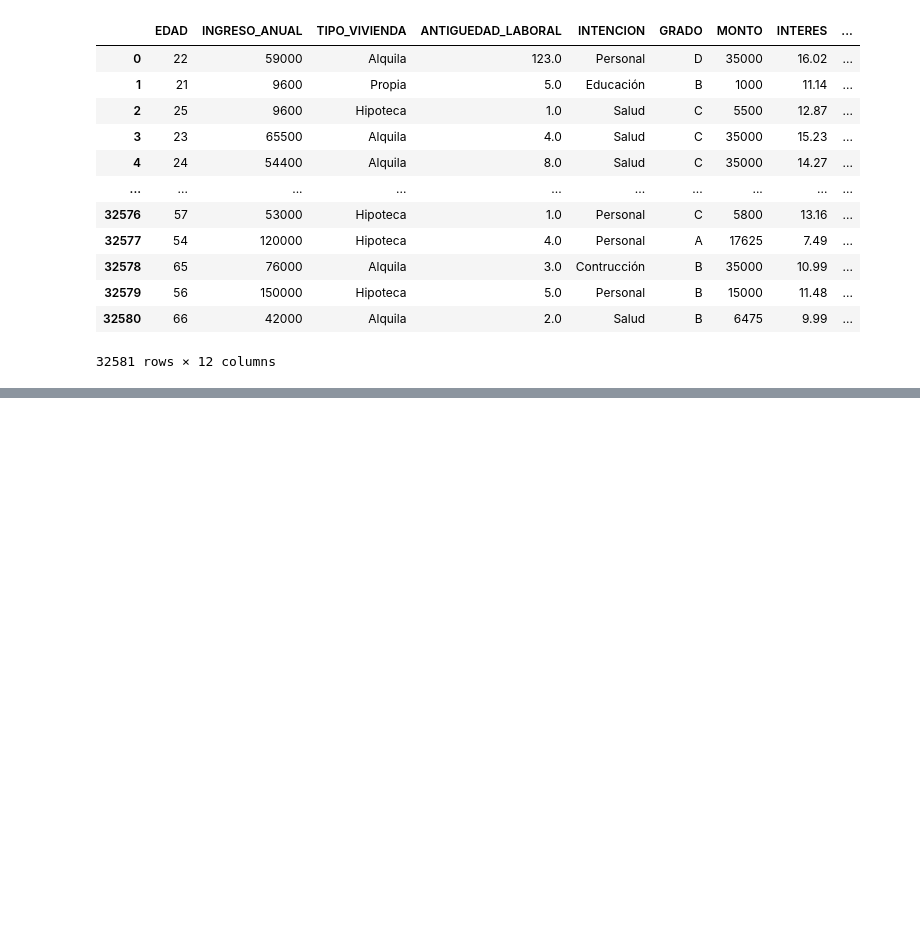
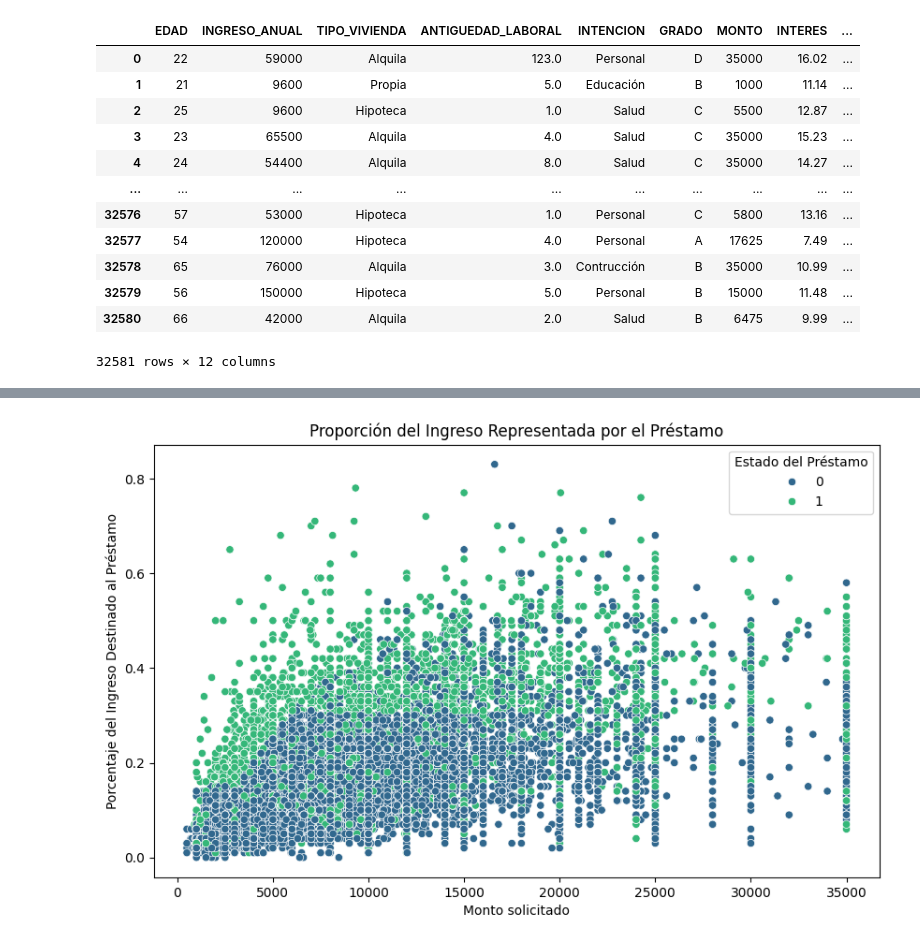
Before and after one commit to melirandazzo/trabajo_ciencia_datos, a Jupyter notebook: ProyectoDS_ParteI_Randazzo.ipynb, the cells around one changed output, grey strips where cells are left out. Drawn from its saved outputs; the diff is of its cells as text; code cells hidden in the pictures; blank space fills up the shorter version.

```diff
--- a/ProyectoDS_ParteI_Randazzo.ipynb
+++ b/ProyectoDS_ParteI_Randazzo.ipynb
@@ -223,0 +310,10 @@ df
+# %%
+plt.figure(figsize=(10, 6))
+sns.scatterplot(data=df, x='MONTO', y='POCENTAJE_INGRESO', hue='ESTADO', palette='viridis')
+plt.title('Proporción del Ingreso Representada por el Préstamo')
+plt.xlabel('Monto solicitado')
+plt.ylabel('Porcentaje del Ingreso Destinado al Préstamo')
+plt.legend(title='Estado del Préstamo')
+plt.show()
+# %% [output]
+[figure, added]
```
Also changed, not shown: parts of 17 cells of this notebook.
